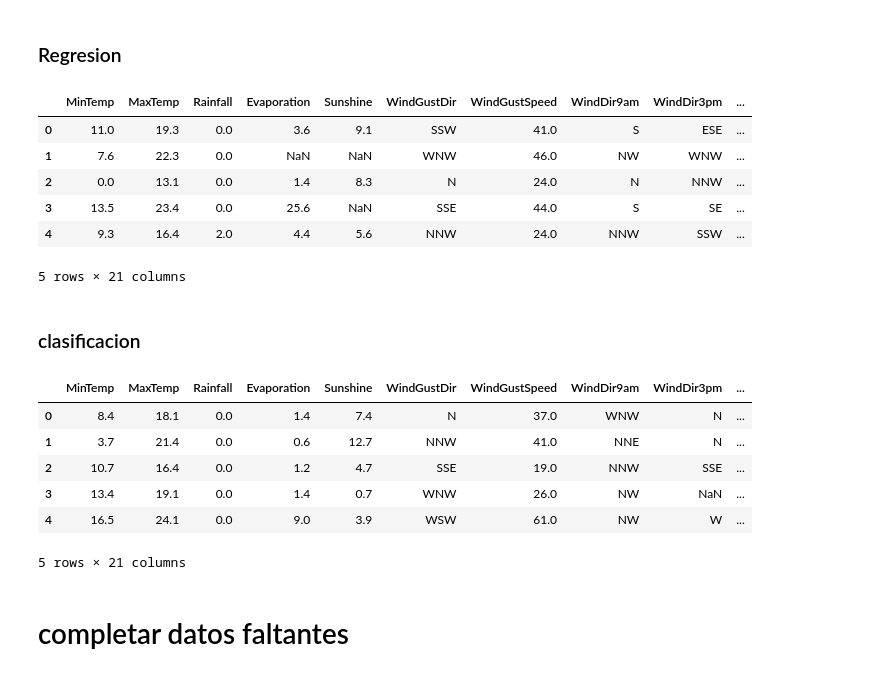
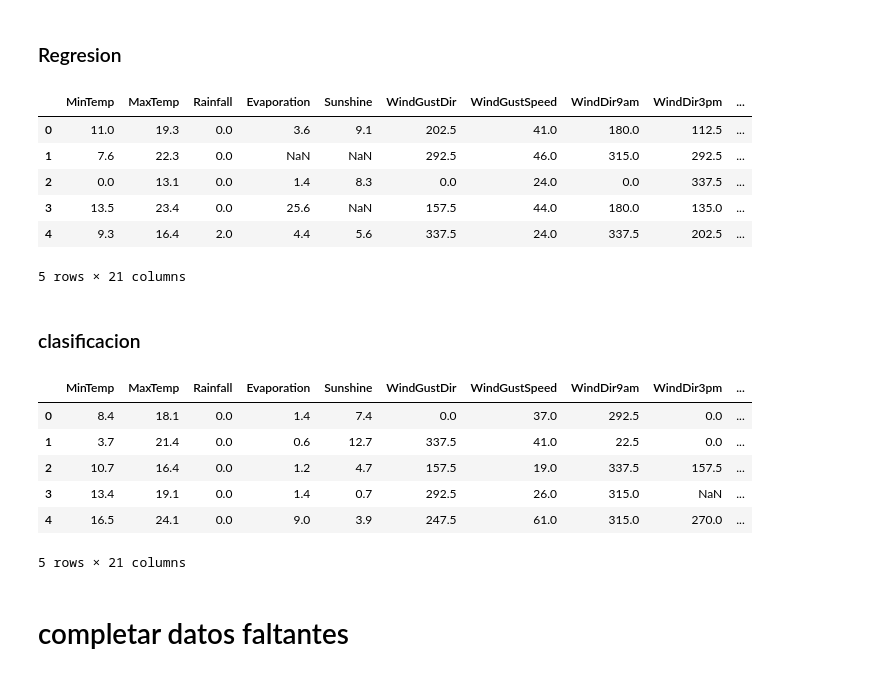
Before and after one commit to Nameless-86/AA1-TUIA-Petetta, a Jupyter notebook: eda.ipynb, the cells around one changed output. Cells and saved outputs as stored; diff of their text form; code cells hidden in the pictures.

```diff
--- a/eda.ipynb
+++ b/eda.ipynb
@@ -149,3 +132,17 @@ memory usage: 4.7+ MB
+# %%
+coord = {
+    'N': 0, 'E': 90, 'S': 180, 'W': 270,
+    'WNW': 292.5, 'WSW': 247.5, 'NE': 45,
+    'NNW': 337.5, 'NNE': 22.5, 'SW': 225,
+    'ENE': 67.5, 'SSE': 157.5, 'NW': 315,
+    'SE': 135, 'ESE': 112.5, 'SSW': 202.5
+}
+
+dataframe['WindGustDir'] = dataframe['WindGustDir'].map(coord)
+dataframe['WindDir9am'] = dataframe['WindDir9am'].map(coord)
+dataframe['WindDir3pm'] = dataframe['WindDir3pm'].map(coord)
+# %%
+dataframe['RainToday'].replace({'Yes':1, 'No': 0}, inplace=True)
 # %%
 dataframe.isnull().sum()
 # %% [output]
@@ -181,17 +178,19 @@ from sklearn.model_selection import train_test_split
 # %%
 x_train_reg, x_test_reg, y_train_reg, y_test_reg = train_test_split(x_reg,y_reg, test_size=0.25, random_state=42)
 # %%
-dataframe_regresion = pd.concat([x_train_reg, y_train_reg], axis=1, )
+dataframe_regresion = pd.concat([x_train_reg, y_train_reg], axis=1)
+dataframe_test_regresion = pd.concat([x_test_reg, y_test_reg], axis=1)
 # %%
 dataframe_regresion = dataframe_regresion.reset_index(drop=True)
+dataframe_test_regresion = dataframe_test_regresion.reset_index(drop=True)
 dataframe_regresion.head()
 # %% [output]
 |  | MinTemp | MaxTemp | Rainfall | Evaporation | Sunshine | WindGustDir | WindGustSpeed | WindDir9am | WindDir3pm | ... |
-| 0 | 11.0 | 19.3 | 0.0 | 3.6 | 9.1 | SSW | 41.0 | S | ESE | ... |
-| 1 | 7.6 | 22.3 | 0.0 | NaN | NaN | WNW | 46.0 | NW | WNW | ... |
-| 2 | 0.0 | 13.1 | 0.0 | 1.4 | 8.3 | N | 24.0 | N | NNW | ... |
-| 3 | 13.5 | 23.4 | 0.0 | 25.6 | NaN | SSE | 44.0 | S | SE | ... |
-| 4 | 9.3 | 16.4 | 2.0 | 4.4 | 5.6 | NNW | 24.0 | NNW | SSW | ... |
+| 0 | 11.0 | 19.3 | 0.0 | 3.6 | 9.1 | 202.5 | 41.0 | 180.0 | 112.5 | ... |
+| 1 | 7.6 | 22.3 | 0.0 | NaN | NaN | 292.5 | 46.0 | 315.0 | 292.5 | ... |
+| 2 | 0.0 | 13.1 | 0.0 | 1.4 | 8.3 | 0.0 | 24.0 | 0.0 | 337.5 | ... |
+| 3 | 13.5 | 23.4 | 0.0 | 25.6 | NaN | 157.5 | 44.0 | 180.0 | 135.0 | ... |
+| 4 | 9.3 | 16.4 | 2.0 | 4.4 | 5.6 | 337.5 | 24.0 | 337.5 | 202.5 | ... |
 5 rows × 21 columns
 # %% [markdown]
 ### clasificacion
@@ -202,13 +202,14 @@ dataframe_clasifacion = pd.concat([x_train_clas, y_train_clas], axis=1)
 # %%
 dataframe_clasifacion = dataframe_clasifacion.reset_index(drop=True)
+dataframe_test_clasificacion = dataframe_test_clasificacion.reset_index(drop=True)
 dataframe_clasifacion.head()
 # %% [output]
 |  | MinTemp | MaxTemp | Rainfall | Evaporation | Sunshine | WindGustDir | WindGustSpeed | WindDir9am | WindDir3pm | ... |
-| 0 | 8.4 | 18.1 | 0.0 | 1.4 | 7.4 | N | 37.0 | WNW | N | ... |
-| 1 | 3.7 | 21.4 | 0.0 | 0.6 | 12.7 | NNW | 41.0 | NNE | N | ... |
-| 2 | 10.7 | 16.4 | 0.0 | 1.2 | 4.7 | SSE | 19.0 | NNW | SSE | ... |
-| 3 | 13.4 | 19.1 | 0.0 | 1.4 | 0.7 | WNW | 26.0 | NW | NaN | ... |
-| 4 | 16.5 | 24.1 | 0.0 | 9.0 | 3.9 | WSW | 61.0 | NW | W | ... |
+| 0 | 8.4 | 18.1 | 0.0 | 1.4 | 7.4 | 0.0 | 37.0 | 292.5 | 0.0 | ... |
+| 1 | 3.7 | 21.4 | 0.0 | 0.6 | 12.7 | 337.5 | 41.0 | 22.5 | 0.0 | ... |
+| 2 | 10.7 | 16.4 | 0.0 | 1.2 | 4.7 | 157.5 | 19.0 | 337.5 | 157.5 | ... |
+| 3 | 13.4 | 19.1 | 0.0 | 1.4 | 0.7 | 292.5 | 26.0 | 315.0 | NaN | ... |
+| 4 | 16.5 | 24.1 | 0.0 | 9.0 | 3.9 | 247.5 | 61.0 | 315.0 | 270.0 | ... |
 5 rows × 21 columns
 # %% [markdown]
 # completar datos faltantes
```
Also changed, not shown: parts of 23 cells of this notebook.
